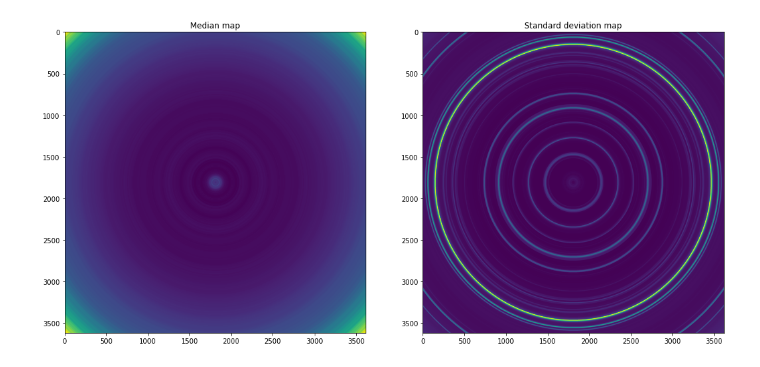
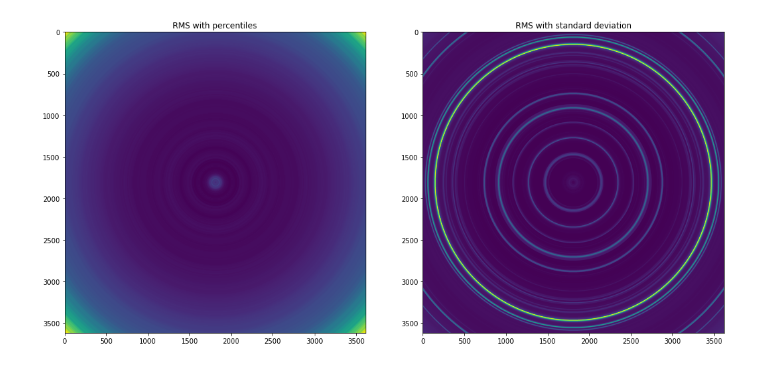
Before and after one commit to Woutmg/Meerkat_FracPol_New, a Jupyter notebook: Circ_RMS_maker.ipynb, the cells around one changed output. Saved outputs shown, nothing was run; the diff lists cells and outputs as text; code cells hidden in the pictures.

```diff
--- a/Circ_RMS_maker.ipynb
+++ b/Circ_RMS_maker.ipynb
@@ -32,8 +32,8 @@ median_array = np.zeros(len(rms_edges)-1)
 rms_array = np.zeros(len(rms_edges)-1)
 median_map = np.zeros(np.shape(data))
 rms_map = np.zeros(np.shape(data))
-#std_map = np.zeros(np.shape(data))
-#mean_map = np.zeros(np.shape(data))
+std_map = np.zeros(np.shape(data))
+mean_map = np.zeros(np.shape(data))
 
 for n in tqdm(range(len(rms_edges)-1)):
     mask = create_annulus_mask(data.shape[1], data.shape[0], radius_inner=rms_edges[n], radius_outer=rms_edges[n+1])
@@ -45,8 +45,8 @@ for n in tqdm(range(len(rms_edges)-1)):
 
     median_map[mask] = median_array[n]
     rms_map[mask] = rms_array[n]
-#    std_map[mask] = np.std(data_masked_flat)
-#    mean_map[mask] = np.mean(data_masked_flat)
+    std_map[mask] = np.std(data_masked_flat)
+    mean_map[mask] = np.mean(data_masked_flat)
 # %%
 hdu_median = fits.PrimaryHDU(median_map)
 hdu_rms = fits.PrimaryHDU(rms_map)
@@ -60,13 +60,13 @@ hdu_rms.writeto(path+fname+'_circrmsmap.fits', overwrite=True)
 # %%
 fig, (ax1,ax2) = plt.subplots(1,2, figsize=(15,7))  # 1 row, 2 columns
 ax1.imshow(rms_map)
-ax1.set_title('Median map')
+ax1.set_title('RMS with percentiles')
 ax2.imshow(std_map)
-ax2.set_title('Standard deviation map')
+ax2.set_title('RMS with standard deviation')
 plt.tight_layout()
 plt.show()
 # %% [output]
-[figure, old version]
+[figure, new version]
 # %%
 plt.figure(figsize=(15,7))
 plt.plot(0.5*(rms_edges[:-1]+rms_edges[1:]), rms_array)
```
Also changed, not shown: parts of 1 cell of this notebook, 22 other files.
